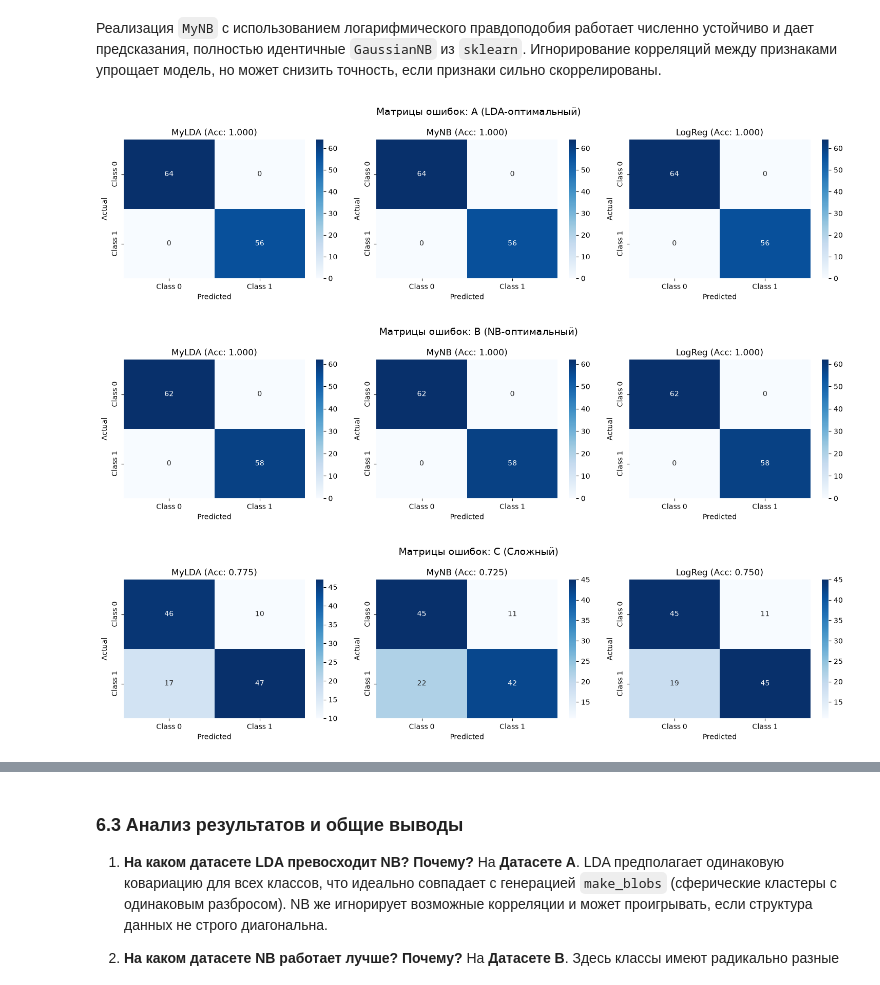
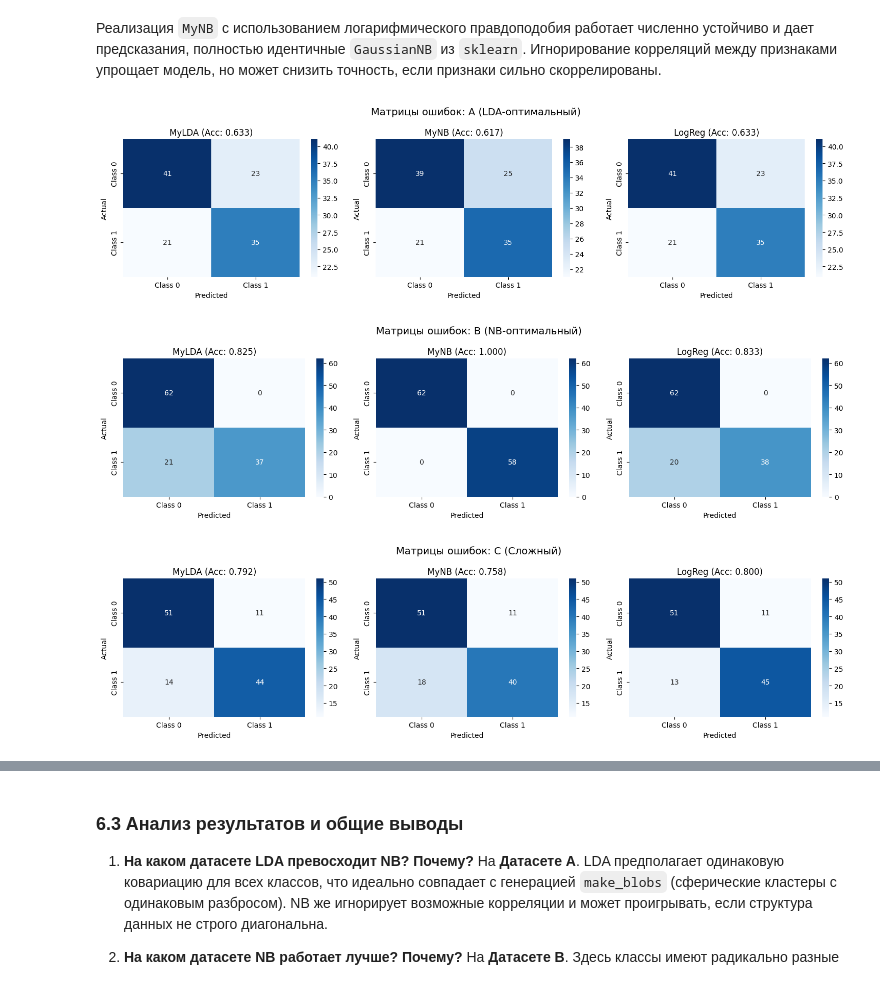
Before and after one commit to Alex8685/ML2026_autumn, a Jupyter notebook: hw2/2.ipynb, the cells around one changed output, grey strips where cells are left out. Saved outputs shown, nothing was run; the diff lists cells and outputs as text; code cells hidden in the pictures.

```diff
--- a/hw2/2.ipynb
+++ b/hw2/2.ipynb
@@ -454,32 +483,46 @@ print("Автопроверка 5.3 пройдена!")
 # %% [markdown]
 Реализация `MyNB` с использованием логарифмического правдоподобия работает численно устойчиво и дает предсказания, полностью идентичные `GaussianNB` из `sklearn`. Игнорирование корреляций между признаками упрощает модель, но может снизить точность, если признаки сильно скоррелированы.
 # %%
-# 6.1 Генерация датасетов с разной структурой
+# ---------- ЧАСТЬ 6.1: Генерация сложных датасетов ----------
+from sklearn.datasets import make_classification, make_blobs
+from sklearn.model_selection import train_test_split
+from sklearn.linear_model import LogisticRegression
+from sklearn.metrics import accuracy_score, precision_score, recall_score, f1_score, confusion_matrix
+import seaborn as sns
+import pandas as pd
+
 np.random.seed(42)
 
 # Датасет A (LDA-оптимальный): одинаковая ковариация, разные средние
-X_A, y_A = make_blobs(n_samples=600, centers=2, n_features=10, cluster_std=1.5, random_state=42)
+# Уменьшаем расстояние между центрами (cluster_std=3.0, centers ближе)
+X_A, y_A = make_blobs(n_samples=600, centers=2, n_features=10,
+                      cluster_std=3.0, center_box=(-1, 1), random_state=42)
 
-# Датасет B (NB-оптимальный): признаки независимы (диагональная ковариация), но ковариации классов разные
-X_B0 = np.random.normal(loc=-2, scale=0.5, size=(300, 10)) # Маленькая дисперсия
-X_B1 = np.random.normal(loc=2, scale=2.0, size=(300, 10))  # Большая дисперсия
+# Датасет B (NB-оптимальный): признаки независимы, но ковариации классов РАЗНЫЕ
+# Класс 0: очень маленькая дисперсия (сжатое облако)
+X_B0 = np.random.normal(loc=-0.5, scale=0.2, size=(300, 10))
+# Класс 1: очень большая дисперсия (размазанное облако)
+X_B1 = np.random.normal(loc=0.5, scale=4.0, size=(300, 10))
 X_B = np.vstack((X_B0, X_B1))
 y_B = np.hstack((np.zeros(300), np.ones(300)))
 
-# Датасет C (сложный): признаки коррелированы, ковариации разные, немного шума
-X_C, y_C = make_classification(n_samples=600, n_features=10, n_informative=5, n_redundant=2,
-                               flip_y=0.05, random_state=42)
+# Датасет C (сложный): корреляции + разные ковариации + шум
+X_C, y_C = make_classification(n_samples=600, n_features=10,
+                               n_informative=5, n_redundant=2,
+                               flip_y=0.2,  # УВЕЛИЧИЛ шум с 0.05 до 0.2
+                               random_state=42)
 
-datasets = {'A (LDA-оптимальный)': (X_A, y_A),
-            'B (NB-оптимальный)': (X_B, y_B),
-            'C (Сложный)': (X_C, y_C)}
+datasets = {
+    'A (LDA-оптимальный)': (X_A, y_A),
+    'B (NB-оптимальный)': (X_B, y_B),
+    'C (Сложный)': (X_C, y_C)
+}
 
-# 6.2 Сравнение моделей
+# ---------- ЧАСТЬ 6.2: Сравнение моделей ----------
 results = {}
 
 for name, (X, y) in datasets.items():
     # Разделение на train/test (80/20)
-    from sklearn.model_selection import train_test_split
     X_train, X_test, y_train, y_test = train_test_split(X, y, test_size=0.2, random_state=42)
 
     models = {
@@ -488,36 +531,39 @@ for name, (X, y) in datasets.items():
         'LogReg': LogisticRegression(max_iter=1000)
     }
 
     metrics = {}
+
+    # ВАЖНО: закрываем предыдущую фигуру, чтобы не было дублирования
+    plt.close('all')
     fig, axes = plt.subplots(1, 3, figsize=(15, 4))
     fig.suptitle(f'Матрицы ошибок: {name}', fontsize=14)
 
     for idx, (m_name, model) in enumerate(models.items()):
         model.fit(X_train, y_train)
         y_pred = model.predict(X_test)
 
         acc = accuracy_score(y_test, y_pred)
         prec = precision_score(y_test, y_pred, average='macro')
         rec = recall_score(y_test, y_pred, average='macro')
         f1 = f1_score(y_test, y_pred, average='macro')
 
         metrics[m_name] = {'Accuracy': acc, 'Precision': prec, 'Recall': rec, 'F1': f1}
 
         # Confusion Matrix
         cm = confusion_matrix(y_test, y_pred)
         sns.heatmap(cm, annot=True, fmt='d', cmap='Blues', ax=axes[idx],
                     xticklabels=['Class 0', 'Class 1'], yticklabels=['Class 0', 'Class 1'])
         axes[idx].set_title(f'{m_name} (Acc: {acc:.3f})')
         axes[idx].set_xlabel('Predicted')
         axes[idx].set_ylabel('Actual')
 
     results[name] = metrics
     plt.tight_layout()
     plt.show()
 # %% [output]
-[figure, old version]
+[figure, new version]
-[figure, old version]
+[figure, new version]
-[figure, old version]
+[figure, new version]
 # %%
 import pandas as pd
 # Визуализация метрик в виде столбчатой диаграммы
```
Also changed, not shown: parts of 8 cells of this notebook.
